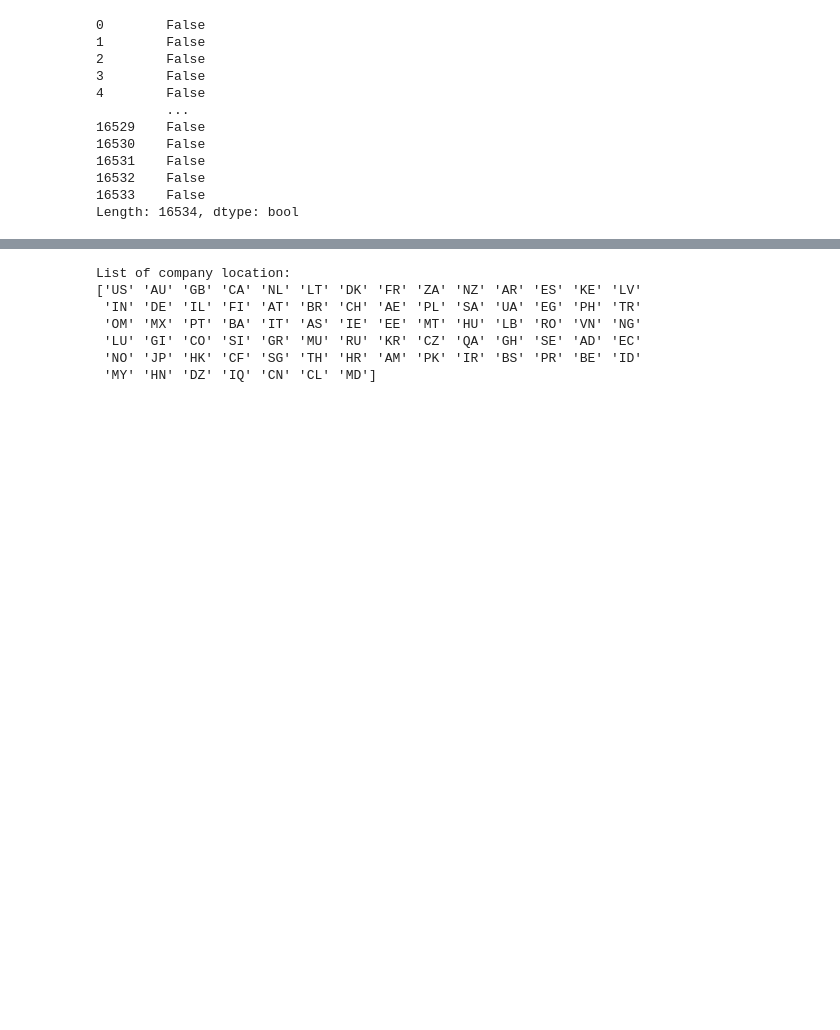
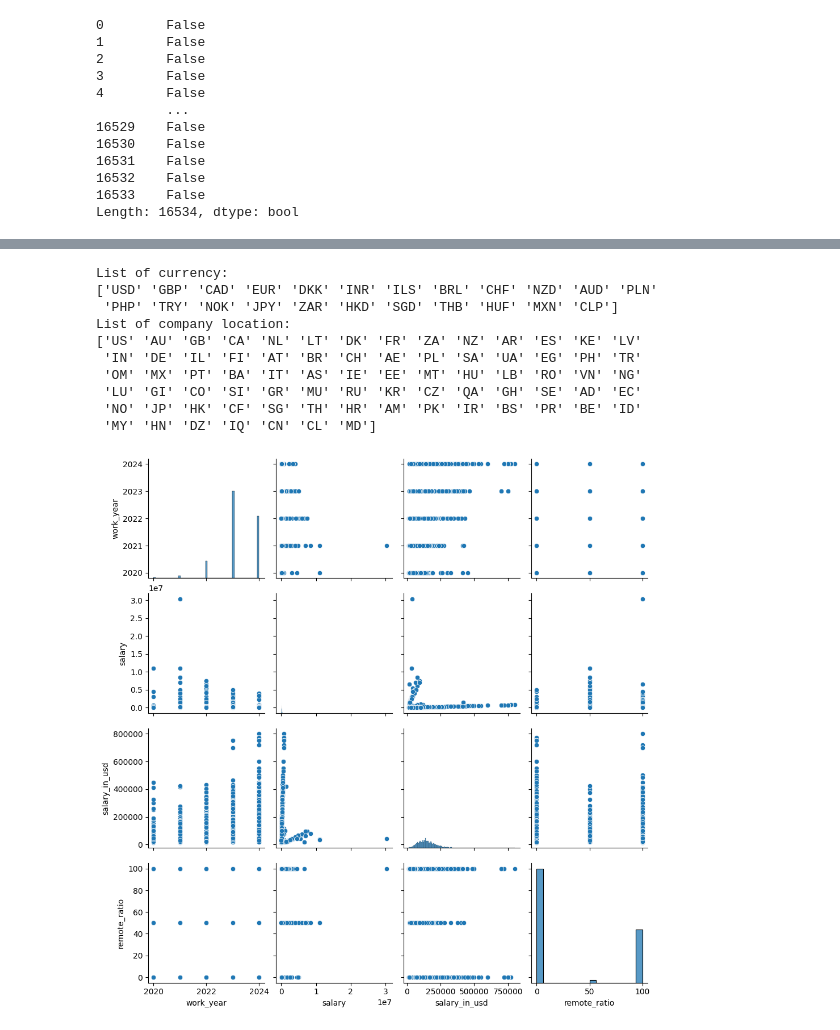
Before and after one commit to gussgary/Data-Analysis, a Jupyter notebook: Data Field Salary Analysis/Data Field Salary Analysis.ipynb, the cells around one changed output, grey strips where cells are left out. Saved outputs shown, nothing was run; the diff lists cells and outputs as text; code cells hidden in the pictures; blank space fills up the shorter version.

```diff
--- a/Data Field Salary Analysis/Data Field Salary Analysis.ipynb
+++ b/Data Field Salary Analysis/Data Field Salary Analysis.ipynb
@@ -151,9 +128,16 @@ company_size             3
 dtype: int64
 # %%
-company_loc = df['company_location'].unique()
+currency_list = df['currency'].unique()
+print('List of currency:')
+print(currency_list)
+
+company_loc = df['location'].unique()
 print('List of company location:')
 print(company_loc)
 # %% [output]
+List of currency:
+['USD' 'GBP' 'CAD' 'EUR' 'DKK' 'INR' 'ILS' 'BRL' 'CHF' 'NZD' 'AUD' 'PLN'
+ 'PHP' 'TRY' 'NOK' 'JPY' 'ZAR' 'HKD' 'SGD' 'THB' 'HUF' 'MXN' 'CLP']
 List of company location:
 ['US' 'AU' 'GB' 'CA' 'NL' 'LT' 'DK' 'FR' 'ZA' 'NZ' 'AR' 'ES' 'KE' 'LV'
  'IN' 'DE' 'IL' 'FI' 'AT' 'BR' 'CH' 'AE' 'PL' 'SA' 'UA' 'EG' 'PH' 'TR'
@@ -161,5 +145,10 @@ List of company location:
  'LU' 'GI' 'CO' 'SI' 'GR' 'MU' 'RU' 'KR' 'CZ' 'QA' 'GH' 'SE' 'AD' 'EC'
  'NO' 'JP' 'HK' 'CF' 'SG' 'TH' 'HR' 'AM' 'PK' 'IR' 'BS' 'PR' 'BE' 'ID'
  'MY' 'HN' 'DZ' 'IQ' 'CN' 'CL' 'MD']
+# %%
+sns.pairplot(df)
+plt.show()
+# %% [output]
+[figure, added]
 # %%
 # General Salary Analysis
```
Also changed, not shown: parts of 28 cells of this notebook.
